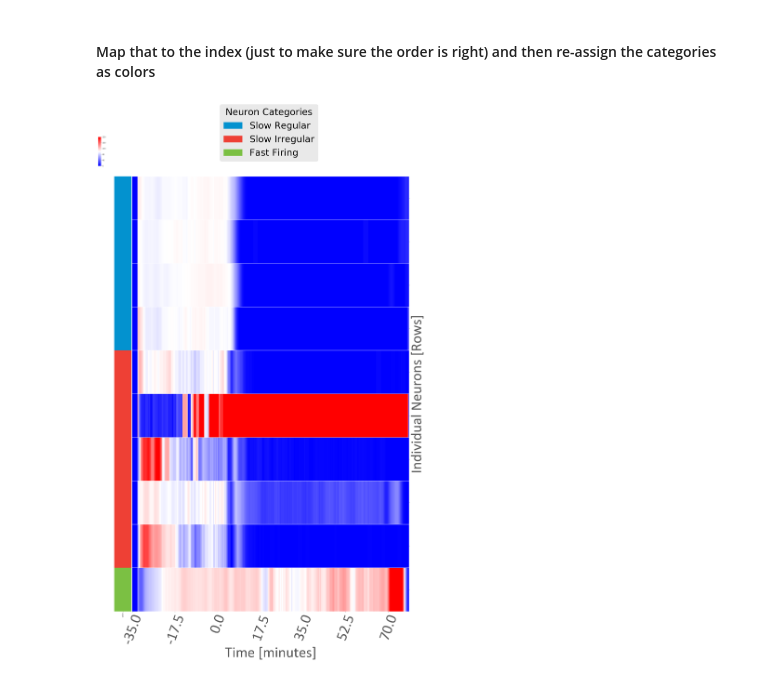
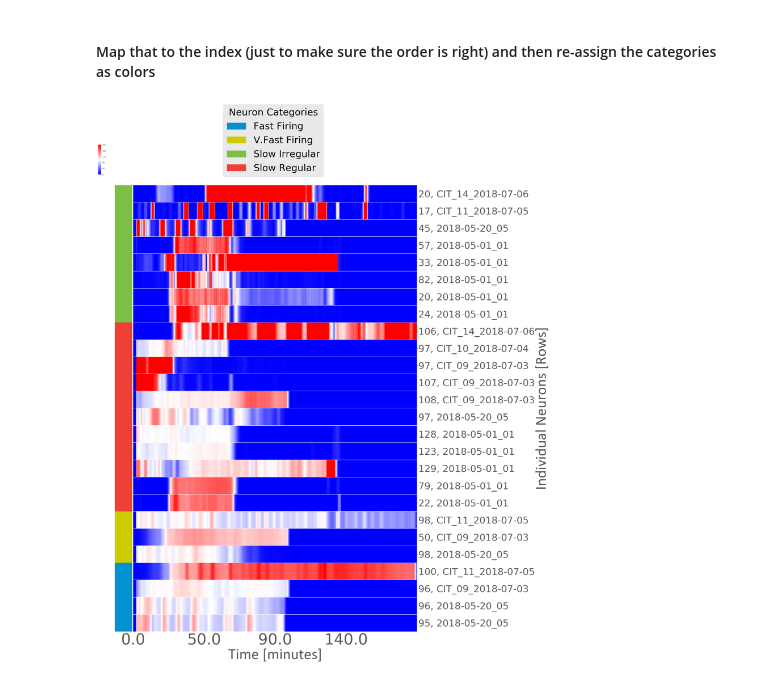
Before and after one commit to Ruairi-osul/ephys, a Jupyter notebook: mua_analysis/notebooks/New cluster heatmap.ipynb, the cells around one changed output. Drawn from its saved outputs; the diff is of its cells as text; code cells hidden in the pictures.

```diff
--- a/mua_analysis/notebooks/New cluster heatmap.ipynb
+++ b/mua_analysis/notebooks/New cluster heatmap.ipynb
@@ -147,10 +146,0 @@ df_rec= df_rec[df_rec['time']>=cutoff]
-# %%
-def modify_category(df):
-    if df == 'fast regular':
-        return 'Fast Firing'
-    elif df == 'slow regular':
-        return 'Slow Regular'
-    elif df == 'slow irregular':
-        return 'Slow Irregular'
-
-df_rec['category'] = df_rec['category'].apply(modify_category)
@@ -164,7 +148,7 @@ See the caveats in the documentation: http://pandas.pydata.org/pandas-docs/stabl
 heatmap_index = []
 category_reminder = {}
 for category in df_rec['category'].unique():
-    one_type = df_rec[df_rec['category']==category]['spike_cluster'].unique().tolist()
+    one_type = df_rec[df_rec['category']==category]['ID_rec'].unique().tolist()
     heatmap_index.extend(one_type)
     category_reminder[category] = one_type
 # %% [markdown]
@@ -198,40 +182,48 @@ catergories_dict = find_category(df_rec)
 # %%
 categories = pd.Series(catergories_dict)
 # %%
-colors = pd.Series(catergories_dict).apply(lambda x: color_list[0] if x == 'Slow Regular' else color_list[1] if x == 'Slow Irregular' else color_list[2] if x == 'Fast Firing' else color_list[3])
+colors = pd.Series(catergories_dict).apply(lambda x: color_list[3] if x == 'Slow Regular' else color_list[2] if x == 'Slow Irregular' else color_list[0] if x == 'Fast Firing' else color_list[1])
 # %%
 df_colors = pd.concat([categories, colors], axis=1)
 df_colors.columns = ['category', 'color']
+# %%
+df_ts.drop(labels='4, CIT_09_2018-07-03', axis=0, inplace=True)
 # %% [markdown]
 #### Map that to the index (just to make sure the order is right) and then re-assign the categories as colors
 # %%
 tick_labels = np.arange(-35, maxtime, 17.5)
 # %%
 recording_len = df_ts.transpose().index.max().seconds
-x_tick_pos = round(recording_len / 8)
+x_tick_pos = round(recording_len / 4)
 
 cm =sns.clustermap(data=df_ts, cmap='bwr', vmin=vmin, vmax=vmax, row_colors = df_colors.drop('category', axis=1), xticklabels=x_tick_pos, row_cluster= False, col_cluster=False, figsize=(30,47))
 patches = []
-for color in ['#0392cf','#ee4035', '#7bc043']:
+for color in ['#0392cf', '#CCCC00', '#7bc043', '#ee4035']:
     patch = mpatches.Patch(color=color, label=df_colors[df_colors['color']==color]['category'].iloc[0])
     patches.append(patch)
 
 legends=cm.ax_heatmap.legend(loc='center left',bbox_to_anchor=(0.3, 1.1),handles=patches,frameon=True, markerscale=10, prop={'size': 50})
 legends.set_title(title='Neuron Categories',prop={'size':50})
 
 for line in np.arange(0,df_ts.shape[0],1):
     cm.ax_heatmap.axhline(line, color='w')
-cm.ax_heatmap.set_xticklabels(tick_labels, **font, fontsize=80, rotation=70)
+
+cm.ax_heatmap.set_xticklabels(list(map(lambda num:
+                                               str(round(recording_len / 4 / 60 * num, -1)),
+                                               [0, 1, 2, 3])), fontsize=80)
 
 #cm.ax_heatmap.set_xticks(pd.to_numeric(ticks), tick_labels)
 
 cm.ax_heatmap.set_xlabel('Time [minutes]', **font, fontsize=80)
 cm.ax_heatmap.set_ylabel('Individual Neurons [Rows]', **font, fontsize=80)
-cm.ax_heatmap.set_yticklabels([], fontsize=50)
+
+#for yticklables, put df_ts.index to labels the row with different recordings, or empty list [] to leave it blank
+
+cm.ax_heatmap.set_yticklabels(df_ts.index, fontsize=50)
 plt.tight_layout
 plt.savefig(r'C:\Users\ASUS\Desktop\Images\Heatmap\Heatmap.png', dpi=600)
 # %% [output]
-[figure, old version]
+[figure, new version]
 # %%
 sns.set(font_scale=4)
 plt.figure(figsize=(30,47))
```
Also changed, not shown: parts of 7 cells of this notebook, 31 other files.
